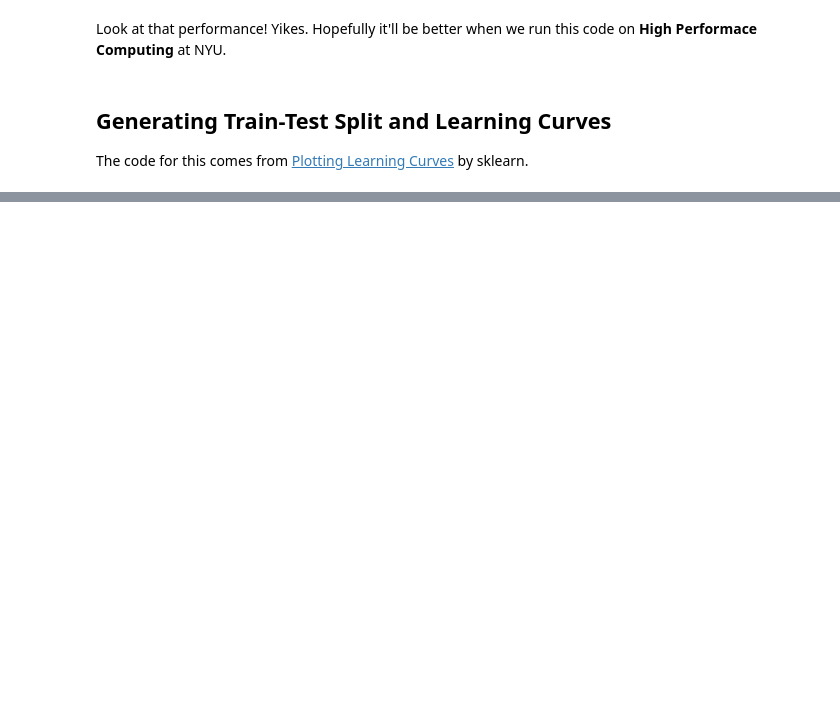
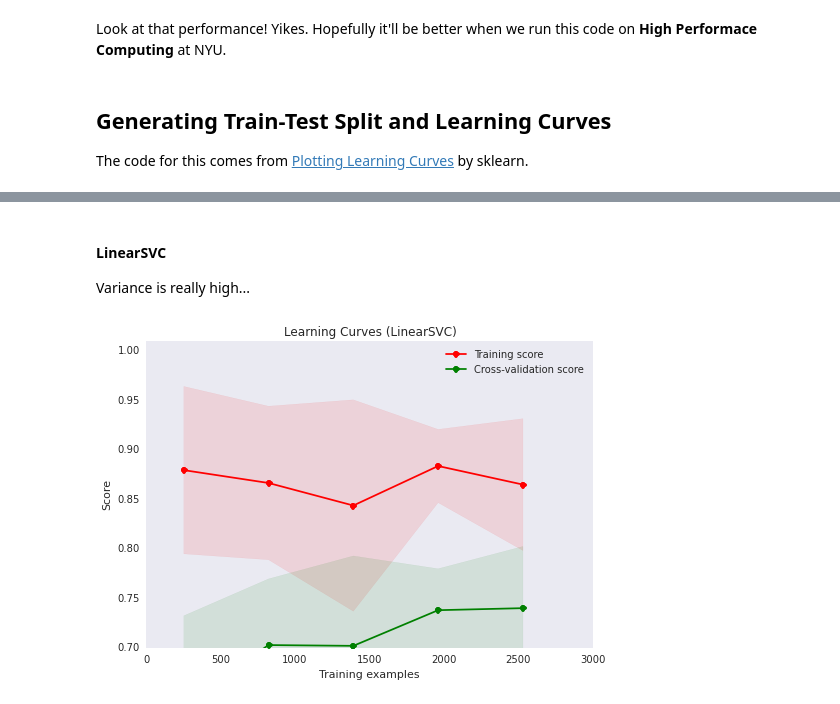
Before and after one commit to jxnl/nyu-twipsy, a Jupyter notebook: experiments-pipelines-2.ipynb, the cells around one changed output, grey strips where cells are left out. Drawn from its saved outputs; the diff is of its cells as text; code cells hidden in the pictures; blank space fills up the shorter version.

```diff
--- a/experiments-pipelines-2.ipynb
+++ b/experiments-pipelines-2.ipynb
@@ -142,0 +181,16 @@ learning_curve?
+# %% [markdown]
+#### LinearSVC
+
+Variance is really high...
+# %%
+%%time
+title = "Learning Curves (LinearSVC)"
+# Cross validation with 100 iterations to get smoother mean test and train
+# score curves, each time with 20% data randomly selected as a validation set.
+estimator = AlcoholPipeline().pipeline(LinearSVC(
+        C=1
+    ))
+plot_learning_curve(estimator, title, AlcoholPipeline()._exploder.fit_transform(X), y, (0.7, 1.01), cv=cv, n_jobs=4)
+plt.show()
+# %% [output]
+[figure, added]
```
Also changed, not shown: parts of 22 cells of this notebook.
